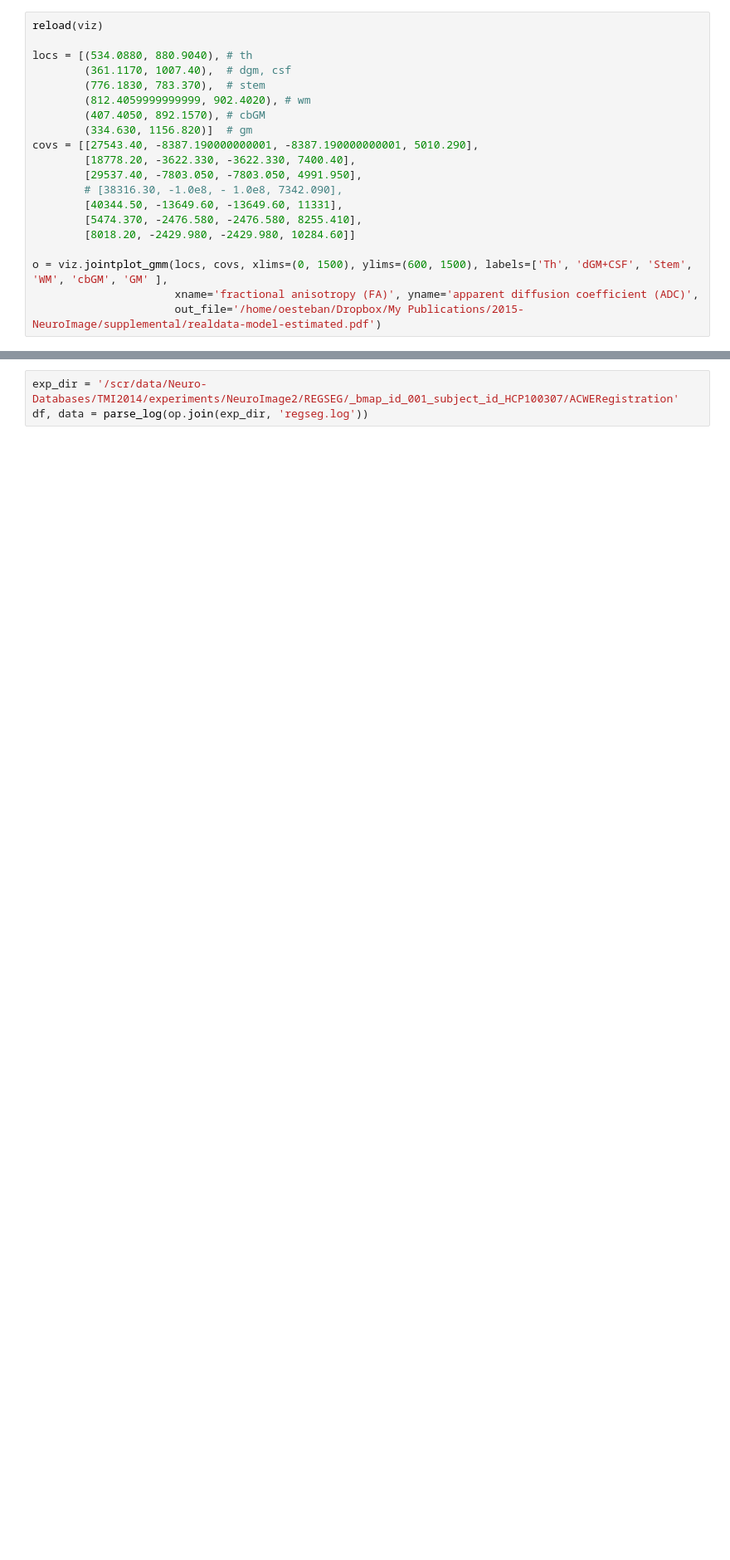
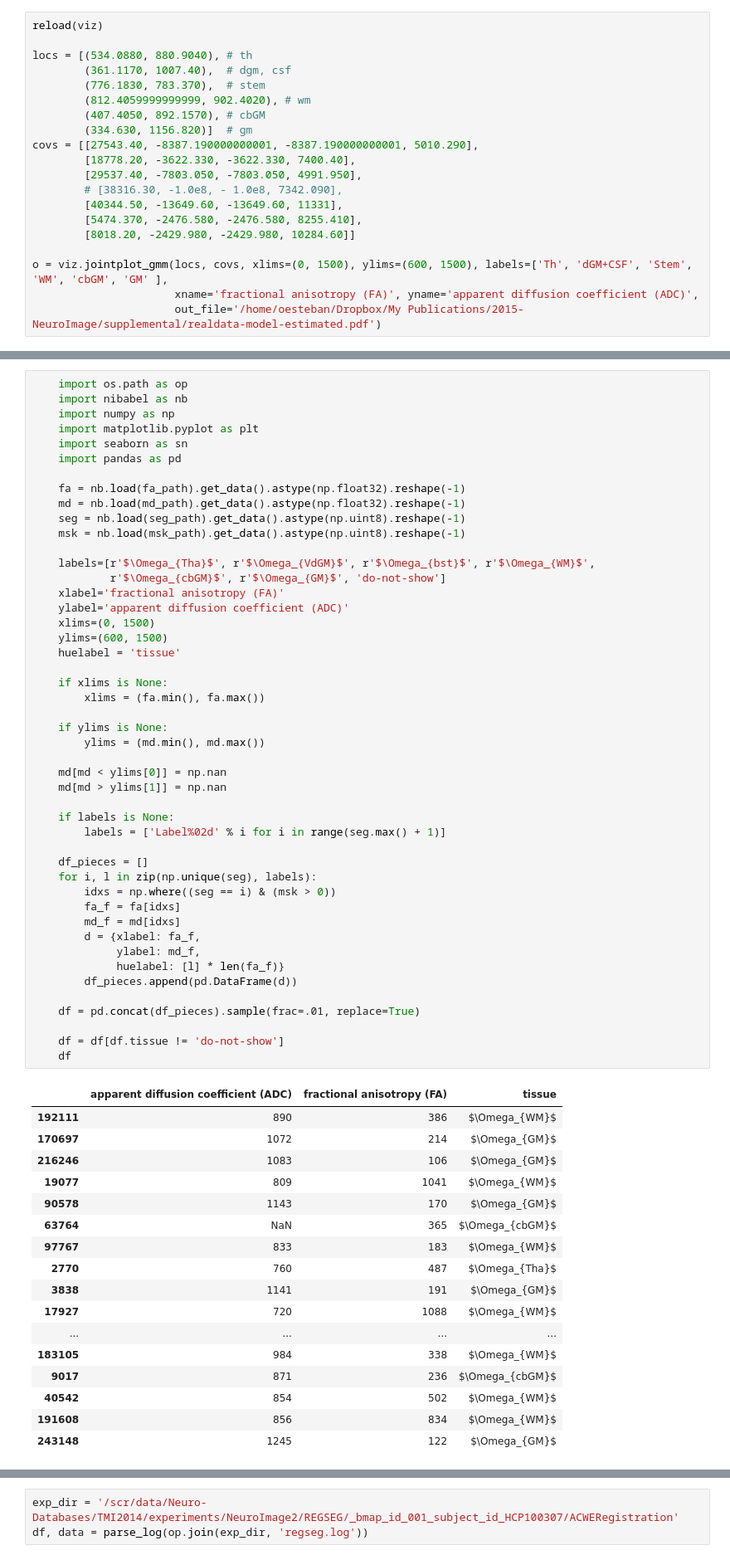
Before and after one commit to oesteban/RegSeg, a Jupyter notebook: Scripts/notebooks/graphs.ipynb, the cells around one changed output, grey strips where cells are left out. Shown at 83% size. Drawn from its saved outputs; the diff is of its cells as text; blank space fills up the shorter version.

```diff
--- a/Scripts/notebooks/graphs.ipynb
+++ b/Scripts/notebooks/graphs.ipynb
@@ -92,0 +100,65 @@ o = viz.jointplot_gmm(locs, covs, xlims=(0, 1500), ylims=(600, 1500), labels=['T
+# %%
+    import os.path as op
+    import nibabel as nb
+    import numpy as np
+    import matplotlib.pyplot as plt
+    import seaborn as sn
+    import pandas as pd
+
+    fa = nb.load(fa_path).get_data().astype(np.float32).reshape(-1)
+    md = nb.load(md_path).get_data().astype(np.float32).reshape(-1)
+    seg = nb.load(seg_path).get_data().astype(np.uint8).reshape(-1)
+    msk = nb.load(msk_path).get_data().astype(np.uint8).reshape(-1)
+
+    labels=[r'$\Omega_{Tha}$', r'$\Omega_{VdGM}$', r'$\Omega_{bst}$', r'$\Omega_{WM}$',
+            r'$\Omega_{cbGM}$', r'$\Omega_{GM}$', 'do-not-show']
+    xlabel='fractional anisotropy (FA)'
+    ylabel='apparent diffusion coefficient (ADC)'
+    xlims=(0, 1500)
+    ylims=(600, 1500)
+    huelabel = 'tissue'
+
+    if xlims is None:
+        xlims = (fa.min(), fa.max())
+
+    if ylims is None:
+        ylims = (md.min(), md.max())
+
+    md[md < ylims[0]] = np.nan
+    md[md > ylims[1]] = np.nan
+
+    if labels is None:
+        labels = ['Label%02d' % i for i in range(seg.max() + 1)]
+
+    df_pieces = []
+    for i, l in zip(np.unique(seg), labels):
+        idxs = np.where((seg == i) & (msk > 0))
+        fa_f = fa[idxs]
+        md_f = md[idxs]
+        d = {xlabel: fa_f,
+             ylabel: md_f,
+             huelabel: [l] * len(fa_f)}
+        df_pieces.append(pd.DataFrame(d))
+
+    df = pd.concat(df_pieces).sample(frac=.01, replace=True)
+
+    df = df[df.tissue != 'do-not-show']
+    df
+# %% [output]
+|  | apparent diffusion coefficient (ADC) | fractional anisotropy (FA) | tissue |
+| 192111 | 890 | 386 | $\Omega_{WM}$ |
+| 170697 | 1072 | 214 | $\Omega_{GM}$ |
+| 216246 | 1083 | 106 | $\Omega_{GM}$ |
+| 19077 | 809 | 1041 | $\Omega_{WM}$ |
+| 90578 | 1143 | 170 | $\Omega_{GM}$ |
+| 63764 | NaN | 365 | $\Omega_{cbGM}$ |
+| 97767 | 833 | 183 | $\Omega_{WM}$ |
+| 2770 | 760 | 487 | $\Omega_{Tha}$ |
+| 3838 | 1141 | 191 | $\Omega_{GM}$ |
+| 17927 | 720 | 1088 | $\Omega_{WM}$ |
+| ... | ... | ... | ... |
+| 183105 | 984 | 338 | $\Omega_{WM}$ |
+| 9017 | 871 | 236 | $\Omega_{cbGM}$ |
+| 40542 | 854 | 502 | $\Omega_{WM}$ |
+| 191608 | 856 | 834 | $\Omega_{WM}$ |
+| 243148 | 1245 | 122 | $\Omega_{GM}$ |
```
Also changed, not shown: parts of 6 cells of this notebook, 1 other file.
